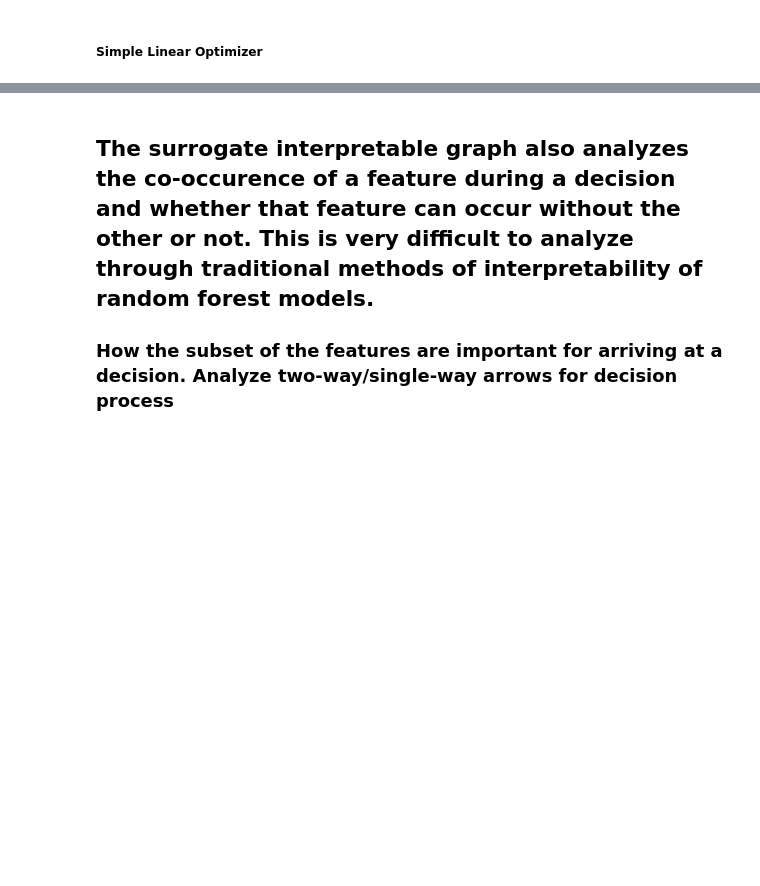
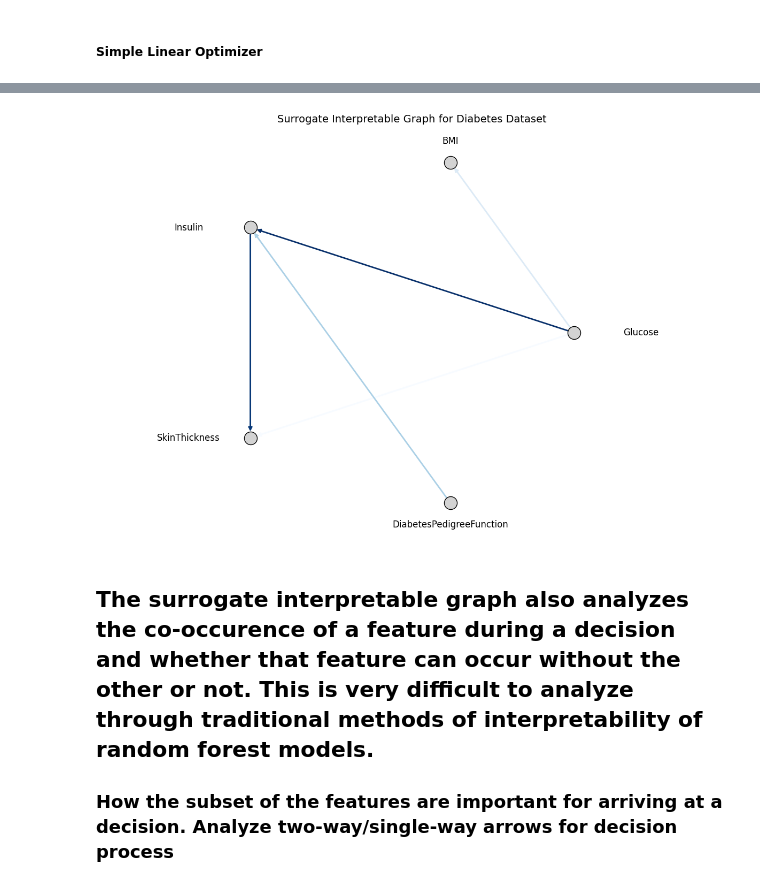
Before and after one commit to dubeyakshat07/sigRDF, a Jupyter notebook: experimentations/diabetes.ipynb, the cells around one changed output, grey strips where cells are left out. Drawn from its saved outputs; the diff is of its cells as text; code cells hidden in the pictures; blank space fills up the shorter version.

```diff
--- a/experimentations/diabetes.ipynb
+++ b/experimentations/diabetes.ipynb
@@ -578,6 +571,69 @@ Total time (CPU seconds):       0.00   (Wallclock seconds):       0.02
 MILP Status: Optimal
 Selected edges for surrogate graph: [('Glucose', 'BMI'), ('Glucose', 'Insulin'), ('Glucose', 'SkinThickness'), ('Insulin', 'SkinThickness'), ('DiabetesPedigreeFunction', 'Insulin')]
 [figure]
+# %%
+import matplotlib.pyplot as plt
+import networkx as nx
+import numpy as np
+G=G_surrogate
+# Use a perfectly circular layout: nodes equally spaced
+pos = nx.circular_layout(G, scale=1)  # scale=1 keeps radius consistent
+
+# Extract edge weights
+edge_weights = np.array([data['weight'] for _, _, data in G.edges(data=True)])
+
+# Normalize edge weights for color mapping
+min_w, max_w = edge_weights.min(), edge_weights.max()
+normalized_weights = (edge_weights - min_w) / (max_w - min_w + 1e-6)
+
+# Map weights to blue shades
+edge_colors = [plt.cm.Blues(w) for w in normalized_weights]
+# Draw nodes
+plt.figure(figsize=(15,10))
+
+nx.draw_networkx_nodes(G, pos, node_color='lightgray', node_size=300, edgecolors='black')
+
+# Draw edges with equal length and colors mapped to weight
+nx.draw_networkx_edges(
+    G, pos,
+    edge_color=edge_colors,
+    width=2,  # fixed width
+    arrows=True if isinstance(G, nx.DiGraph) else False,
+    arrowstyle='-|>',
+    min_source_margin=1,
+    min_target_margin=1
+)
+
+# Label positioning around circle (left, right, top, bottom)
+label_pos = {}
+for node, (x, y) in pos.items():
+    # Label offset distance
+    dx = 0.15  # horizontal offset
+    dy = 0.12  # vertical offset
+
+    # Determine quadrant and place label accordingly
+    if abs(x) > abs(y):  # More horizontal
+        if x > 0:
+            offset = (+dx*2.5, 0)  # Right
+        else:
+            offset = (-dx * 2.3, 0)  # Left with more space to prevent overlap
+    else:  # More vertical
+        if y > 0:
+            offset = (0, dy)  # Top
+        else:
+            offset = (0, -dy)  # Bottom
+
+    label_pos[node] = (x + offset[0], y + offset[1])
+nx.draw_networkx_labels(G, label_pos, font_size=12)
+
+# Finalize
+plt.axis('equal')  # ensures the circle looks circular
+plt.axis('off')
+plt.title("Surrogate Interpretable Graph for Diabetes Dataset", fontsize=14)
+plt.savefig("new_diabetes_optimized_surrogate_graph.pdf", format='pdf', bbox_inches='tight', dpi=300)
+plt.show()
+# %% [output]
+[figure, added]
 # %% [markdown]
 ## The surrogate interpretable graph also analyzes the co-occurence of a feature during a decision and whether that feature can occur without the other or not. This is very difficult to analyze through traditional methods of interpretability of random forest models.
 
```
Also changed, not shown: parts of 7 cells of this notebook, 22 other files.
